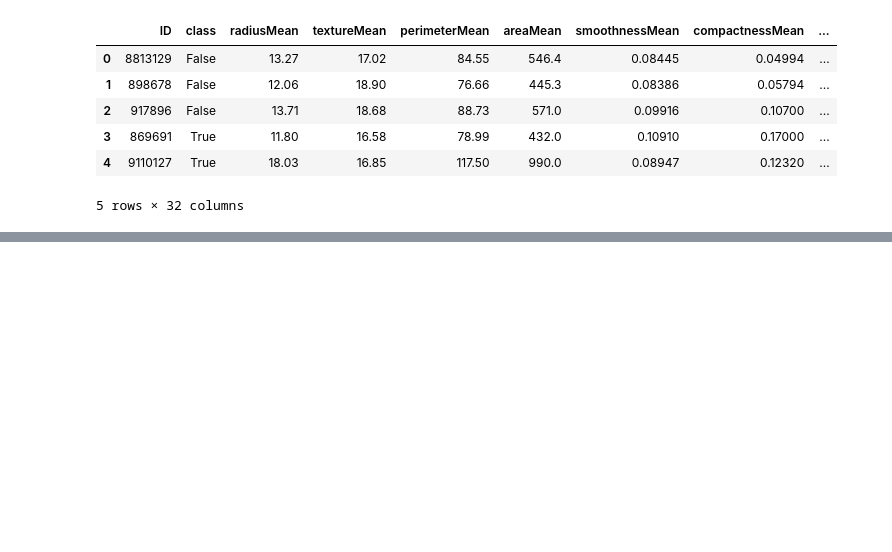
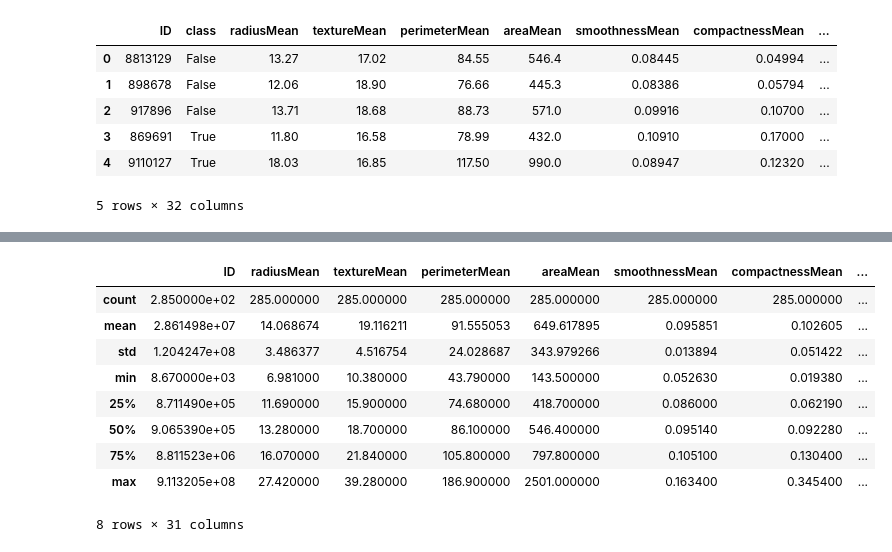
Before and after one commit to emmabachura/Machine-Learning, a Jupyter notebook: src/breast-cancer.ipynb, the cells around one changed output, grey strips where cells are left out. Cells and saved outputs as stored; diff of their text form; code cells hidden in the pictures; blank space fills up the shorter version.

```diff
--- a/src/breast-cancer.ipynb
+++ b/src/breast-cancer.ipynb
@@ -17,0 +27,17 @@ df.head()
+# %%
+import pandas as pd
+
+if 'class' in df.columns:
+    col = df['class']
+    if pd.api.types.is_bool_dtype(col):
+        df['class'] = col.astype(int)
+    else:
+        mapping = {True: 1, False: 0, 'true': 1, 'false': 0, 'True': 1, 'False': 0, 1: 1, 0: 0}
+        df['class'] = col.map(mapping)
+        if df['class'].isna().any():
+            # Fallback: try to coerce case-insensitively
+            df['class'] = col.astype(str).str.lower().map({'true': 1, 'false': 0}).astype('Int64')
+            df['class'] = df['class'].astype(int)
+    df['class'].value_counts()
+else:
+    print("Column `class` not found in DataFrame.")
@@ -17,0 +69,13 @@ df.head()
+# %%
+display(df.describe())
+# %% [output]
+|  | ID | radiusMean | textureMean | perimeterMean | areaMean | smoothnessMean | compactnessMean | ... |
+| count | 2.850000e+02 | 285.000000 | 285.000000 | 285.000000 | 285.000000 | 285.000000 | 285.000000 | ... |
+| mean | 2.861498e+07 | 14.068674 | 19.116211 | 91.555053 | 649.617895 | 0.095851 | 0.102605 | ... |
+| std | 1.204247e+08 | 3.486377 | 4.516754 | 24.028687 | 343.979266 | 0.013894 | 0.051422 | ... |
+| min | 8.670000e+03 | 6.981000 | 10.380000 | 43.790000 | 143.500000 | 0.052630 | 0.019380 | ... |
+| 25% | 8.711490e+05 | 11.690000 | 15.900000 | 74.680000 | 418.700000 | 0.086000 | 0.062190 | ... |
+| 50% | 9.065390e+05 | 13.280000 | 18.700000 | 86.100000 | 546.400000 | 0.095140 | 0.092280 | ... |
+| 75% | 8.811523e+06 | 16.070000 | 21.840000 | 105.800000 | 797.800000 | 0.105100 | 0.130400 | ... |
+| max | 9.113205e+08 | 27.420000 | 39.280000 | 186.900000 | 2501.000000 | 0.163400 | 0.345400 | ... |
+8 rows × 31 columns
```
Also changed, not shown: parts of 12 cells of this notebook.
